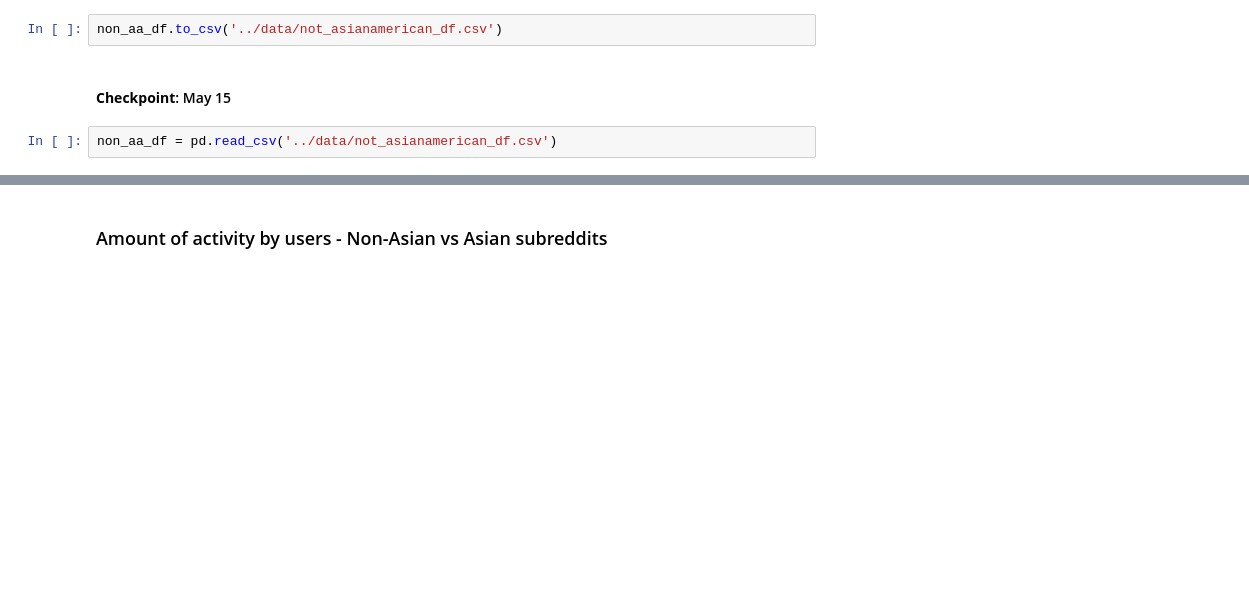
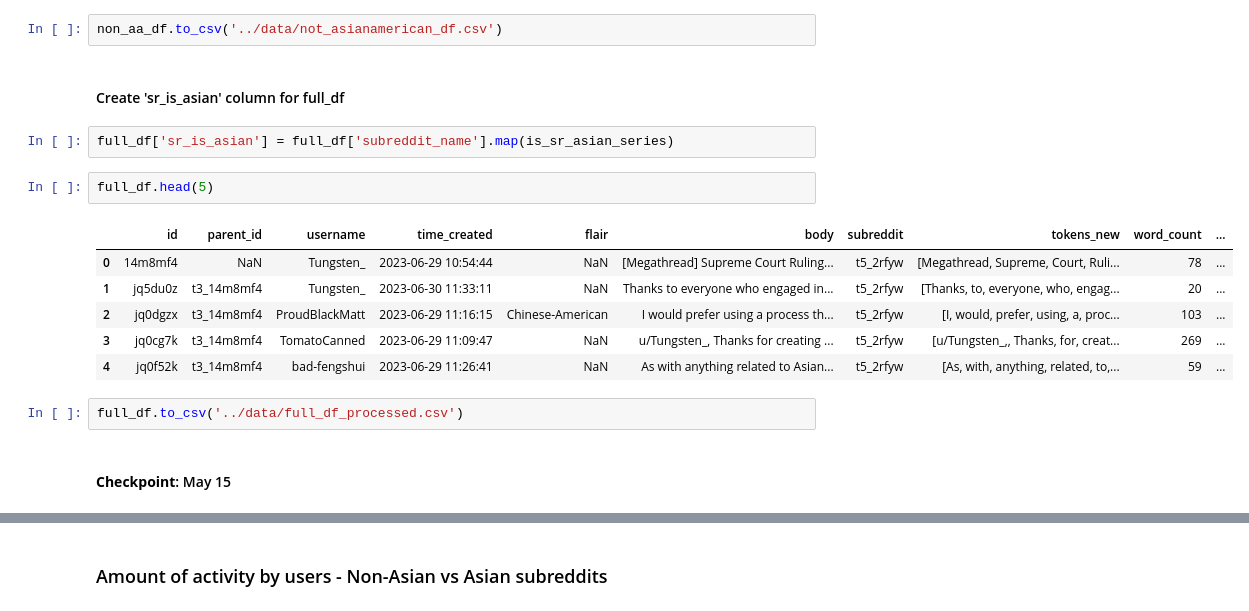
Before and after one commit to ddlee19/macs30200, a Jupyter notebook: analysis/full_corpus_analysis.ipynb, the cells around one changed output, grey strips where cells are left out. Saved outputs shown, nothing was run; the diff lists cells and outputs as text; blank space fills up the shorter version.

```diff
--- a/analysis/full_corpus_analysis.ipynb
+++ b/analysis/full_corpus_analysis.ipynb
@@ -266,7 +248,20 @@ See the caveats in the documentation: https://pandas.pydata.org/pandas-docs/stab
   """Entry point for launching an IPython kernel.
 # %%
 non_aa_df.to_csv('../data/not_asianamerican_df.csv')
+# %% [markdown]
+#### Create 'sr_is_asian' column for full_df
+# %%
+full_df['sr_is_asian'] = full_df['subreddit_name'].map(is_sr_asian_series)
+# %%
+full_df.head(5)
+# %% [output]
+|  | id | parent_id | username | time_created | flair | body | subreddit | tokens_new | word_count | ... |
+| 0 | 14m8mf4 | NaN | Tungsten_ | 2023-06-29 10:54:44 | NaN | [Megathread] Supreme Court Ruling... | t5_2rfyw | [Megathread, Supreme, Court, Ruli... | 78 | ... |
+| 1 | jq5du0z | t3_14m8mf4 | Tungsten_ | 2023-06-30 11:33:11 | NaN | Thanks to everyone who engaged in... | t5_2rfyw | [Thanks, to, everyone, who, engag... | 20 | ... |
+| 2 | jq0dgzx | t3_14m8mf4 | ProudBlackMatt | 2023-06-29 11:16:15 | Chinese-American | I would prefer using a process th... | t5_2rfyw | [I, would, prefer, using, a, proc... | 103 | ... |
+| 3 | jq0cg7k | t3_14m8mf4 | TomatoCanned | 2023-06-29 11:09:47 | NaN | u/Tungsten_, Thanks for creating ... | t5_2rfyw | [u/Tungsten_,, Thanks, for, creat... | 269 | ... |
+| 4 | jq0f52k | t3_14m8mf4 | bad-fengshui | 2023-06-29 11:26:41 | NaN | As with anything related to Asian... | t5_2rfyw | [As, with, anything, related, to,... | 59 | ... |
+# %%
+full_df.to_csv('../data/full_df_processed.csv')
 # %% [markdown]
 #### **Checkpoint**: May 15
-# %%
-non_aa_df = pd.read_csv('../data/not_asianamerican_df.csv')
```
Also changed, not shown: parts of 49 cells of this notebook, 2 other files.
